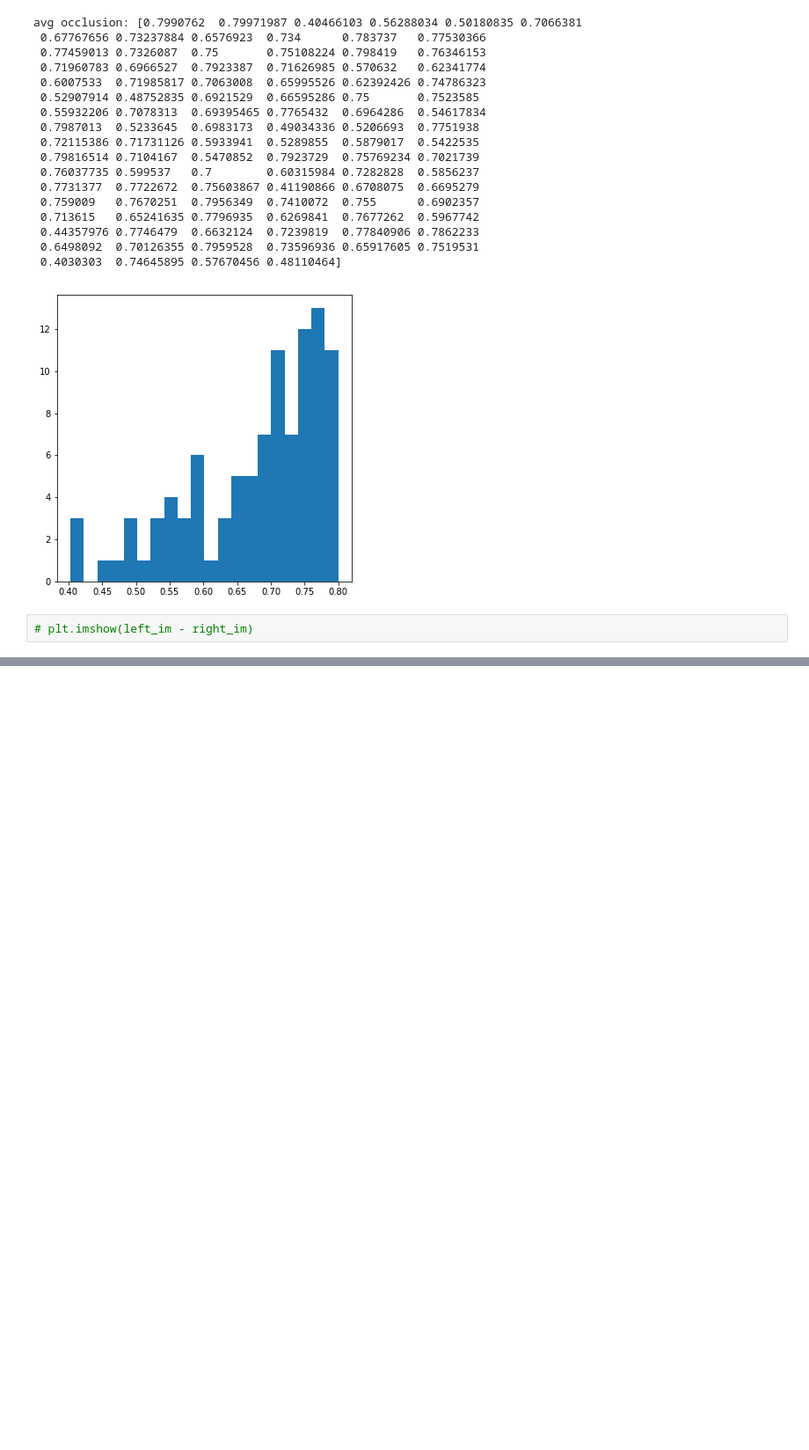
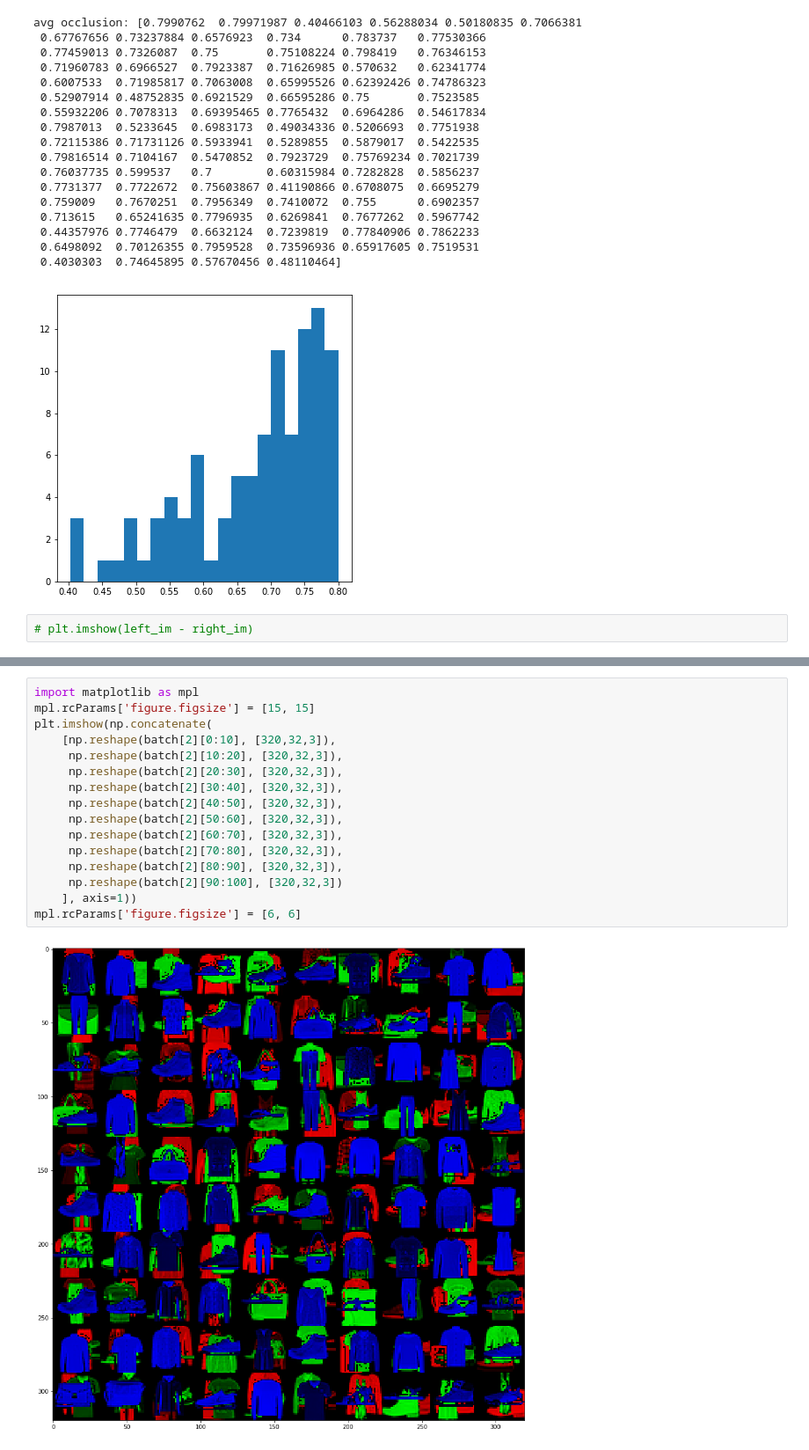
Before and after one commit to mrernst/CAR_flow, a Jupyter notebook: datasets/osmnist/lookat_os-mnist.ipynb, the cells around one changed output, grey strips where cells are left out. Shown at 88% size. Saved outputs shown, nothing was run; the diff lists cells and outputs as text; blank space fills up the shorter version.

```diff
--- a/datasets/osmnist/lookat_os-mnist.ipynb
+++ b/datasets/osmnist/lookat_os-mnist.ipynb
@@ -149,0 +152,18 @@ mpl.rcParams['figure.figsize'] = [6, 6]
+# %%
+import matplotlib as mpl
+mpl.rcParams['figure.figsize'] = [15, 15]
+plt.imshow(np.concatenate(
+    [np.reshape(batch[2][0:10], [320,32,3]),
+     np.reshape(batch[2][10:20], [320,32,3]),
+     np.reshape(batch[2][20:30], [320,32,3]),
+     np.reshape(batch[2][30:40], [320,32,3]),
+     np.reshape(batch[2][40:50], [320,32,3]),
+     np.reshape(batch[2][50:60], [320,32,3]),
+     np.reshape(batch[2][60:70], [320,32,3]),
+     np.reshape(batch[2][70:80], [320,32,3]),
+     np.reshape(batch[2][80:90], [320,32,3]),
+     np.reshape(batch[2][90:100], [320,32,3])
+    ], axis=1))
+mpl.rcParams['figure.figsize'] = [6, 6]
+# %% [output]
+[figure, added]
```
Also changed, not shown: parts of 7 cells of this notebook.
